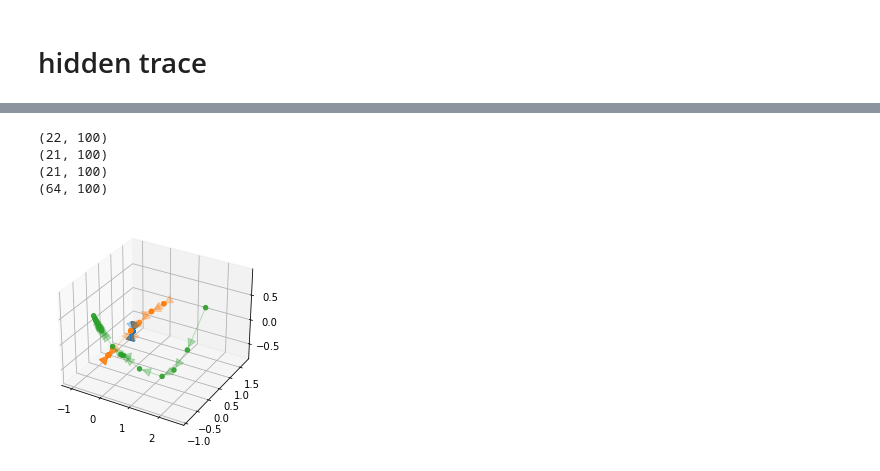
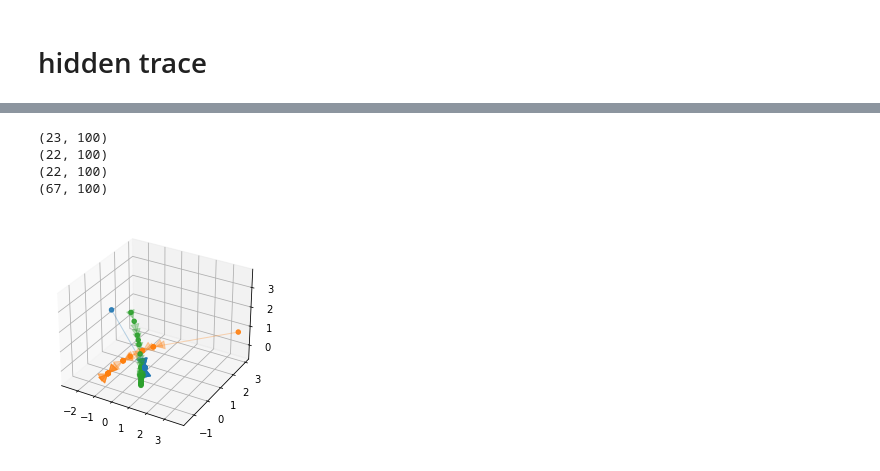
Before and after one commit to thomasaimondy/EAST, a Jupyter notebook: plot/Untitled.ipynb, the cells around one changed output, grey strips where cells are left out. Saved outputs shown, nothing was run; the diff lists cells and outputs as text; code cells hidden in the pictures.

```diff
--- a/plot/Untitled.ipynb
+++ b/plot/Untitled.ipynb
@@ -565,25 +688,24 @@ task3 = np.array(task3)
 y = []
 for i in range(0,task1.shape[0],20):
     y.append(task1[i:i+20,:,:].mean(0))
-task1 = np.array(y)[1:len(y)//2]
-task1 = task1.mean(1)
+task1 = np.array(y)[0]
 print(task1.shape)
 y = []
 for i in range(0,task2.shape[0],20):
     y.append(task2[i:i+20,:,:].mean(0))
-task2 = np.array(y)[1:len(y)//2]
-task2 = task2.mean(1)
+task2 = np.array(y)[0]
 print(task2.shape)
 y = []
 for i in range(0,task3.shape[0],20):
     y.append(task3[i:i+20,:,:].mean(0))
-task3 = np.array(y)[1:len(y)//2]
-task3 = task3.mean(1)
+task3 = np.array(y)[0]
 print(task3.shape)
 
 x = np.r_[task1,task2,task3]
 print(x.shape)
-x_ = manifold.Isomap(n_components=3).fit_transform(x)
+x_ = PCA(n_components=3).fit_transform(x)
+# np.random.seed(0)
+# x_ = TSNE(n_components=3).fit_transform(x)
 x2 = x_[0:task1.shape[0]]
 x3 = x_[task1.shape[0]:task1.shape[0]+task2.shape[0]]
 x4 = x_[task1.shape[0]+task2.shape[0]:task1.shape[0]+task2.shape[0]+task3.shape[0]]
@@ -596,9 +718,9 @@ X1 = x2[:,0]
 Y1 = x2[:,1]
 Z1 = x2[:,2]
 ax.scatter3D(X1, Y1, Z1,color=colors[j],alpha=.9)  # 三个数组对应三个维度（三个数组中的数一一对应）
-for i in range(0,X1.shape[0]-1):
-    a1 = Arrow3D([X1[i],X1[i+1]],[Y1[i],Y1[i+1]],[Z1[i],Z1[i+1]], mutation_scale=20, lw=1, arrowstyle="-|>", color=colors[j], alpha=.3)#, linestyle="dashed")
-    ax.add_artist(a1)
+# for i in range(0,X1.shape[0]-1):
+#     a1 = Arrow3D([X1[i],X1[i+1]],[Y1[i],Y1[i+1]],[Z1[i],Z1[i+1]], mutation_scale=20, lw=1, arrowstyle="-|>", color=colors[j], alpha=.3)#, linestyle="dashed")
+#     ax.add_artist(a1)
 # ax.view_init(elev=30, azim=-50)
 # plt.show()
 
@@ -608,9 +730,9 @@ X1 = x3[:,0]
 Y1 = x3[:,1]
 Z1 = x3[:,2]
 ax.scatter3D(X1, Y1, Z1,color=colors[j],alpha=.9)  # 三个数组对应三个维度（三个数组中的数一一对应）
-for i in range(0,X1.shape[0]-1):
-    a1 = Arrow3D([X1[i],X1[i+1]],[Y1[i],Y1[i+1]],[Z1[i],Z1[i+1]], mutation_scale=20, lw=1, arrowstyle="-|>", color=colors[j], alpha=.3)#, linestyle="dashed")
-    ax.add_artist(a1)
+# for i in range(0,X1.shape[0]-1):
+#     a1 = Arrow3D([X1[i],X1[i+1]],[Y1[i],Y1[i+1]],[Z1[i],Z1[i+1]], mutation_scale=20, lw=1, arrowstyle="-|>", color=colors[j], alpha=.3)#, linestyle="dashed")
+#     ax.add_artist(a1)
 # ax.view_init(elev=30, azim=-50)
 # plt.show()
 
@@ -620,15 +742,16 @@ X1 = x4[:,0]
 Y1 = x4[:,1]
 Z1 = x4[:,2]
 ax.scatter3D(X1, Y1, Z1,color=colors[j],alpha=.9)  # 三个数组对应三个维度（三个数组中的数一一对应）
-for i in range(0,X1.shape[0]-1):
-    a1 = Arrow3D([X1[i],X1[i+1]],[Y1[i],Y1[i+1]],[Z1[i],Z1[i+1]], mutation_scale=20, lw=1, arrowstyle="-|>", color=colors[j], alpha=.3)#, linestyle="dashed")
-    ax.add_artist(a1)
+# for i in range(0,X1.shape[0]-1):
+#     a1 = Arrow3D([X1[i],X1[i+1]],[Y1[i],Y1[i+1]],[Z1[i],Z1[i+1]], mutation_scale=20, lw=1, arrowstyle="-|>", color=colors[j], alpha=.3)#, linestyle="dashed")
+#     ax.add_artist(a1)
 # ax.view_init(elev=30, azim=-50)
 # plt.show()
 
 # ax.add_artist(a1)
 # ax.view_init(elev=30, azim=-50)
 # plt.savefig('C:\code\EDF图\incremental/iso123_20220507.svg')
+plt.savefig('E:\WPS同步文件夹\EAST\最新整理版本-20220507\Fig/woP_regionB_hidden_test.svg')
 plt.show()
 # %% [output]
 200
@@ -671,19 +901,19 @@ task3 = np.array(task3)
 y = []
 for i in range(0,task1.shape[0],20):
     y.append(task1[i:i+20,:,:].mean(0))
-task1 = np.array(y)[1:len(y)//2]
+task1 = np.array(y)[:len(y)//2]
 task1 = task1.mean(1)
 print(task1.shape)
 y = []
 for i in range(0,task2.shape[0],20):
     y.append(task2[i:i+20,:,:].mean(0))
-task2 = np.array(y)[1:len(y)//2]
+task2 = np.array(y)[:len(y)//2]
 task2 = task2.mean(1)
 print(task2.shape)
 y = []
 for i in range(0,task3.shape[0],20):
     y.append(task3[i:i+20,:,:].mean(0))
-task3 = np.array(y)[1:len(y)//2]
+task3 = np.array(y)[:len(y)//2]
 task3 = task3.mean(1)
 print(task3.shape)
 
@@ -711,36 +941,36 @@ for i in range(0,X1.shape[0]-1):
 j=1
 # ax = plt.axes(projection='3d')  # 设置三维轴
 X1 = x3[:,0]
 Y1 = x3[:,1]
 Z1 = x3[:,2]
 ax.scatter3D(X1, Y1, Z1,color=colors[j],alpha=.9)  # 三个数组对应三个维度（三个数组中的数一一对应）
 for i in range(0,X1.shape[0]-1):
     a1 = Arrow3D([X1[i],X1[i+1]],[Y1[i],Y1[i+1]],[Z1[i],Z1[i+1]], mutation_scale=20, lw=1, arrowstyle="-|>", color=colors[j], alpha=.3)#, linestyle="dashed")
     ax.add_artist(a1)
 # ax.view_init(elev=30, azim=-50)
 # plt.show()
 
 j=2
 # ax = plt.axes(projection='3d')  # 设置三维轴
 X1 = x4[:,0]
 Y1 = x4[:,1]
 Z1 = x4[:,2]
 ax.scatter3D(X1, Y1, Z1,color=colors[j],alpha=.9)  # 三个数组对应三个维度（三个数组中的数一一对应）
 for i in range(0,X1.shape[0]-1):
     a1 = Arrow3D([X1[i],X1[i+1]],[Y1[i],Y1[i+1]],[Z1[i],Z1[i+1]], mutation_scale=20, lw=1, arrowstyle="-|>", color=colors[j], alpha=.3)#, linestyle="dashed")
     ax.add_artist(a1)
 # ax.view_init(elev=30, azim=-50)
 # plt.show()
 
 # ax.add_artist(a1)
 # ax.view_init(elev=30, azim=-50)
 # plt.savefig('C:\code\EDF图\incremental/iso123_20220507.svg')
 plt.show()
 # %% [output]
+(23, 100)
 (22, 100)
-(21, 100)
-(21, 100)
-(64, 100)
+(22, 100)
+(67, 100)
-[figure, old version]
+[figure, new version]
 # %%
 # test
```
Also changed, not shown: parts of 20 cells of this notebook.
